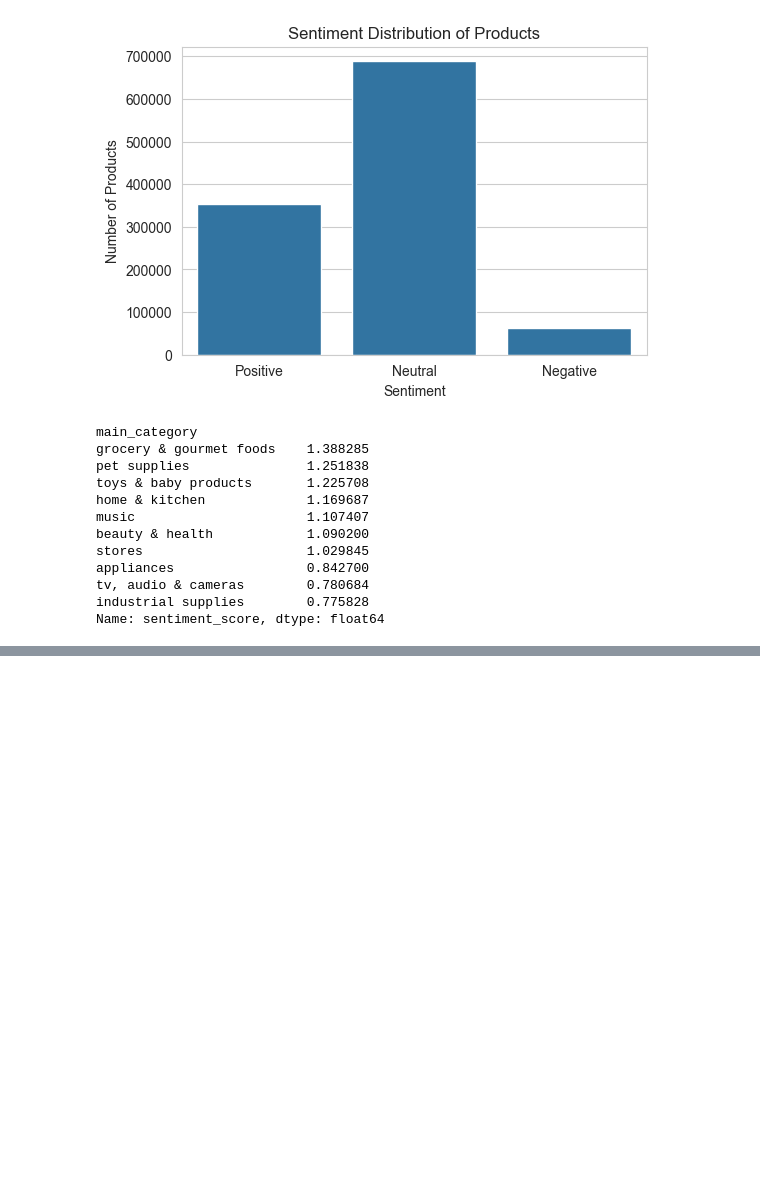
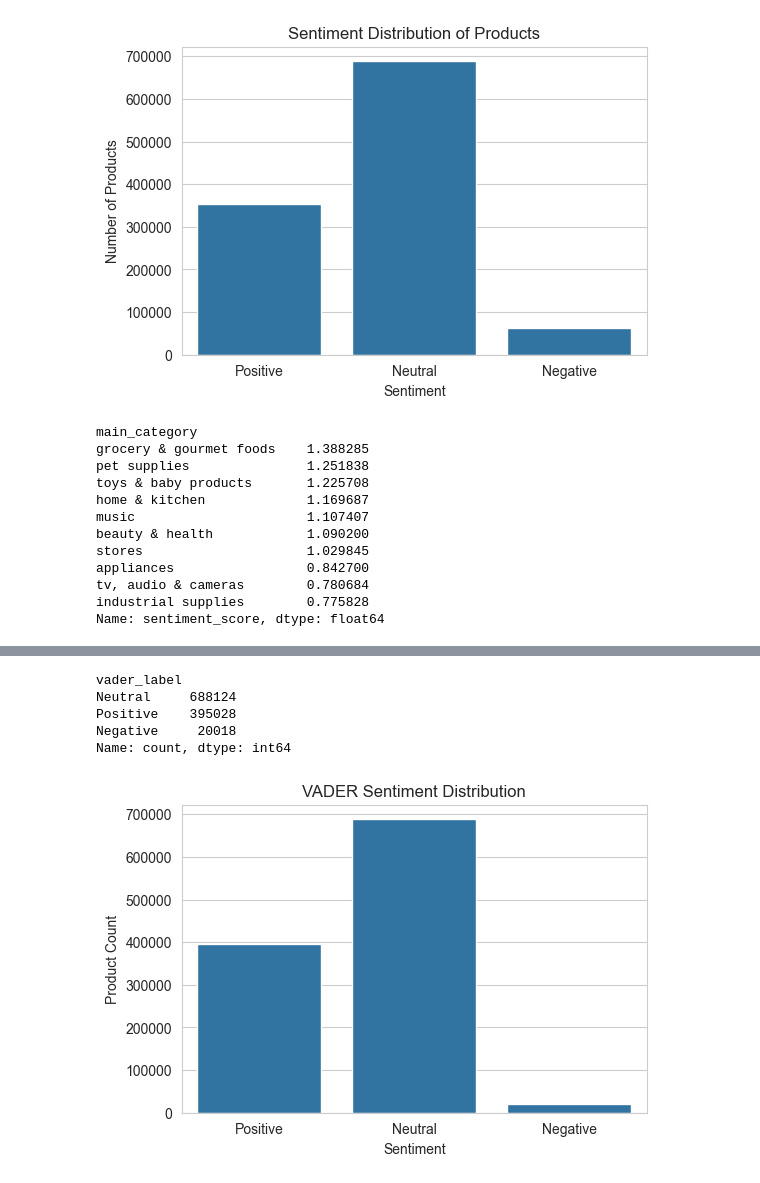
Before and after one commit to shankvarsh/amazon-recommendation-project, a Jupyter notebook: notebook/amazon_recommendation_system.ipynb, the cells around one changed output, grey strips where cells are left out. Drawn from its saved outputs; the diff is of its cells as text; code cells hidden in the pictures; blank space fills up the shorter version.

```diff
--- a/notebook/amazon_recommendation_system.ipynb
+++ b/notebook/amazon_recommendation_system.ipynb
@@ -855,0 +870,13 @@ display(recommend_with_sentiment(test_user))
+# %%
+from vaderSentiment.vaderSentiment import SentimentIntensityAnalyzer
+
+analyzer = SentimentIntensityAnalyzer()
+# %%
+# VADER sentiment scoring
+def vader_sentiment(text):
+    score = analyzer.polarity_scores(text)
+    return score["compound"]
+
+amazon_df["vader_sentiment"] = amazon_df["review_text"].apply(vader_sentiment)
+
+amazon_df[["review_text", "vader_sentiment"]].head()
@@ -855,0 +890,29 @@ display(recommend_with_sentiment(test_user))
+# %%
+#SENTIMENT LABELS FROM VADER
+def vader_label(score):
+    if score >= 0.05:
+        return "Positive"
+    elif score <= -0.05:
+        return "Negative"
+    else:
+        return "Neutral"
+
+amazon_df["vader_label"] = amazon_df["vader_sentiment"].apply(vader_label)
+
+amazon_df["vader_label"].value_counts()
+# %% [output]
+vader_label
+Neutral     688124
+Positive    395028
+Negative     20018
+Name: count, dtype: int64
+# %%
+# Visualize VADER sentiment distribution
+plt.figure(figsize=(6,4))
+sns.countplot(data=amazon_df, x="vader_label")
+plt.title("VADER Sentiment Distribution")
+plt.xlabel("Sentiment")
+plt.ylabel("Product Count")
+plt.show()
+# %% [output]
+[figure, added]
```
Also changed, not shown: parts of 17 cells of this notebook.
